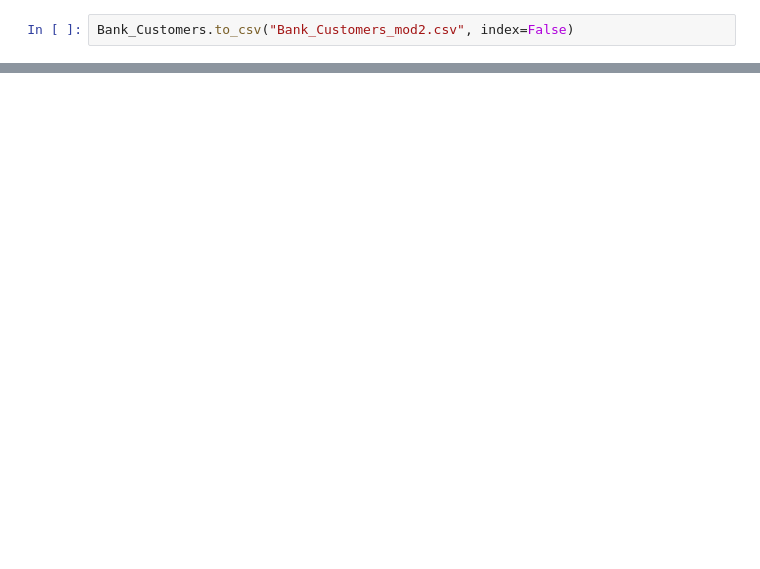
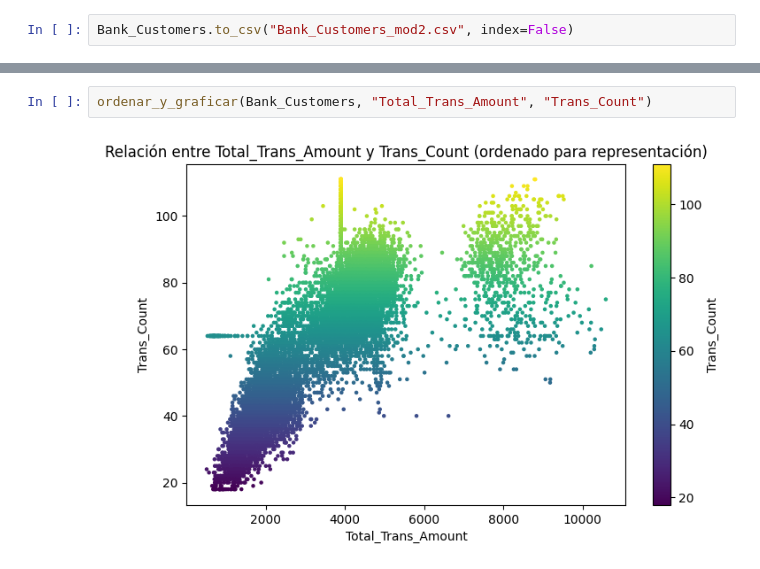
Before and after one commit to jairosann/Trabajo-Programaci-n, a Jupyter notebook: Programacion2.ipynb, the cells around one changed output, grey strips where cells are left out. Drawn from its saved outputs; the diff is of its cells as text; blank space fills up the shorter version.

```diff
--- a/Programacion2.ipynb
+++ b/Programacion2.ipynb
@@ -1200,0 +1278,4 @@ Name: count, dtype: int64
+# %%
+ordenar_y_graficar(Bank_Customers, "Total_Trans_Amount", "Trans_Count")
+# %% [output]
+[figure, added]
```
Also changed, not shown: parts of 27 cells of this notebook, 2 other files.
